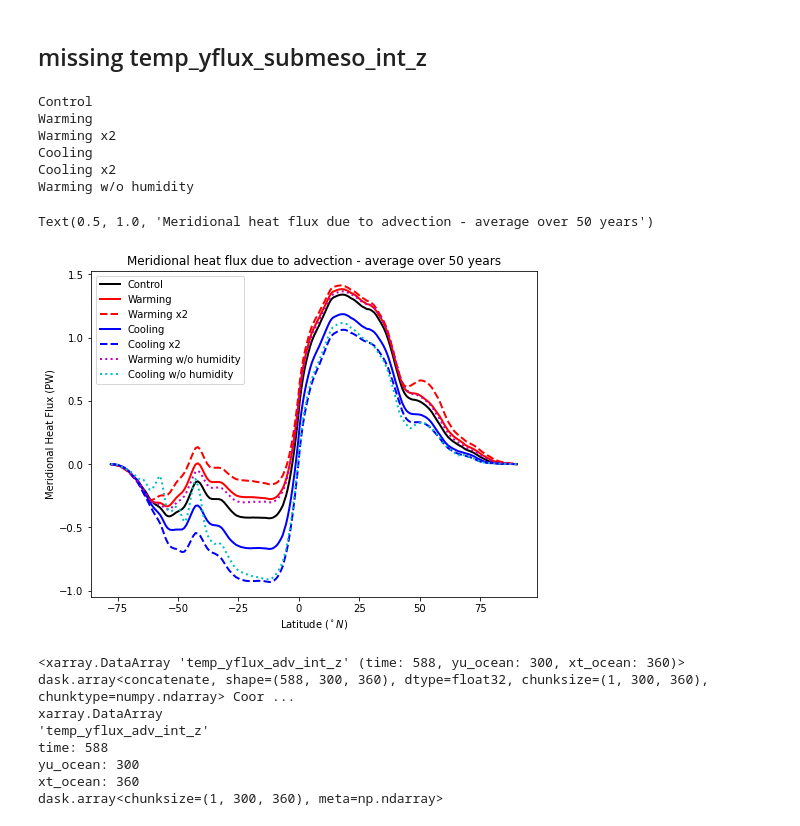
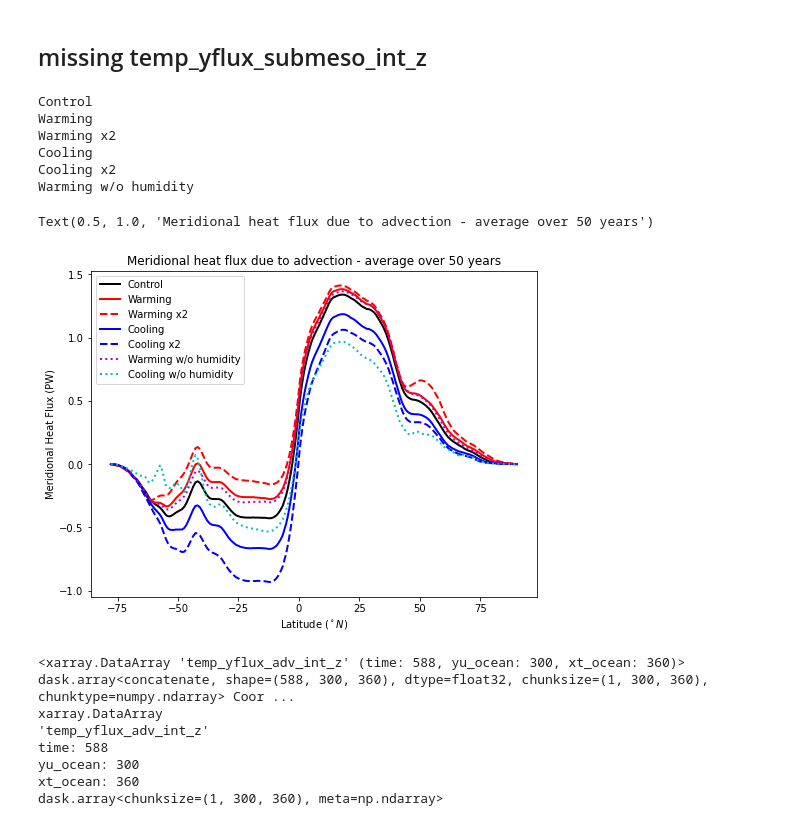
Before and after one commit to claireyung/unsw_clex_project_files, a Jupyter notebook: overturning.ipynb, the cells around one changed output. Saved outputs shown, nothing was run; the diff lists cells and outputs as text; code cells hidden in the pictures.

```diff
--- a/overturning.ipynb
+++ b/overturning.ipynb
@@ -19,7 +19,7 @@ logging.getLogger('py.warnings').setLevel(logging.ERROR)
 
 from dask.distributed import Client
 # %%
-db = '/scratch/e14/cy8964/access-om2/archive/databases/1deg_jra55_ryf_experiments.db'
+db = '/scratch/e14/cy8964/access-om2/archive/databases/1deg_jra55_ryf_experiments_1.db'
 session = cc.database.create_session(db)
 # %%
 exptdict = OrderedDict([
@@ -30,6 +30,7 @@ exptdict = OrderedDict([
     ('Cooling x2',  {'expt':'1deg_jra55_ryf_RCPcoolhumid2x'}),
     ('Warming w/o humidity',  {'expt':'1deg_jra55_ryf_rcpwarm'}),
     ('Cooling w/o humidity',  {'expt':'1deg_jra55_ryf_rcpcool'}),
-    ('Cooling w/o humidity2', {'expt':'1deg_jra55_ryf_RCPcool'})
+    ('Cooling w/o humidity2', {'expt':'1deg_jra55_ryf_RCPcool'}),
+    ('Windup', {'expt':'1deg_jra55_ryf_red3DSK_C9'})
 
 ])
@@ -257,36 +260,36 @@ tstart = '2900-01-01'
 tend = '2949-01-01'
 keys = ['Control','Warming','Warming x2','Cooling','Cooling x2', 'Warming w/o humidity']
 
 colors = {'Control': 'k','Warming': 'r','Warming x2': 'r','Cooling':'b','Cooling x2':'b', 'Warming w/o humidity':'m','Cooling w/o humidity2':'c'}
 linestyles = {'Control': '-','Warming': '-','Warming x2': '--','Cooling':'-','Cooling x2':'--', 'Warming w/o humidity':'dotted','Cooling w/o humidity2':'dotted'}
 
 for ekey in keys:
     print(ekey)
 
     latv, MHF = find_MHF_intz(ekey)
     hand = plt.plot(latv,MHF/1.e15,linewidth=2, label=ekey, color = colors[ekey], linestyle = linestyles[ekey])
 
 #now the two cooling experiments bc they are split up
 expt1 = '1deg_jra55_ryf_rcpcool'
 temp_yflux_adv1 = cc.querying.getvar(expt1, 'temp_yflux_adv_int_z', session).sel(time = slice('2900-01-01','2909-01-01'))
 expt2 = '1deg_jra55_ryf_RCPcool'
-temp_yflux_adv2 = cc.querying.getvar(expt, 'temp_yflux_adv_int_z', session).sel(time = slice('2909-01-01','2949-01-01'))
+temp_yflux_adv2 = cc.querying.getvar(expt2, 'temp_yflux_adv_int_z', session).sel(time = slice('2909-01-01','2949-01-01'))
 temp_yflux_adv_combined = xr.concat([temp_yflux_adv1,temp_yflux_adv2], dim = 'time')
 MHF = (temp_yflux_adv_combined.mean('time').sum('xt_ocean')).load()#+temp_yflux_submeso.sel(time=slice(tstart,tend)).mean('time').sum('xt_ocean')).load()
-latv = cc.querying.getvar(expt, 'yu_ocean',session, n=1).load()
+latv = cc.querying.getvar(expt2, 'yu_ocean',session, n=1).load()
 hand = plt.plot(latv,MHF/1.e15,linewidth=2, label='Cooling w/o humidity', color = 'c', linestyle = 'dotted')
 
 plt.legend()
 plt.title('Meridional heat flux due to advection - average over 50 years')
 # %% [output]
 Control
 Warming
 Warming x2
 Cooling
 Cooling x2
 Warming w/o humidity
 Text(0.5, 1.0, 'Meridional heat flux due to advection - average over 50 years')
-[figure, old version]
+[figure, new version]
 # %%
 temp_yflux_adv_combined
 # %% [output]
```
Also changed, not shown: parts of 23 cells of this notebook, 13 other files.
